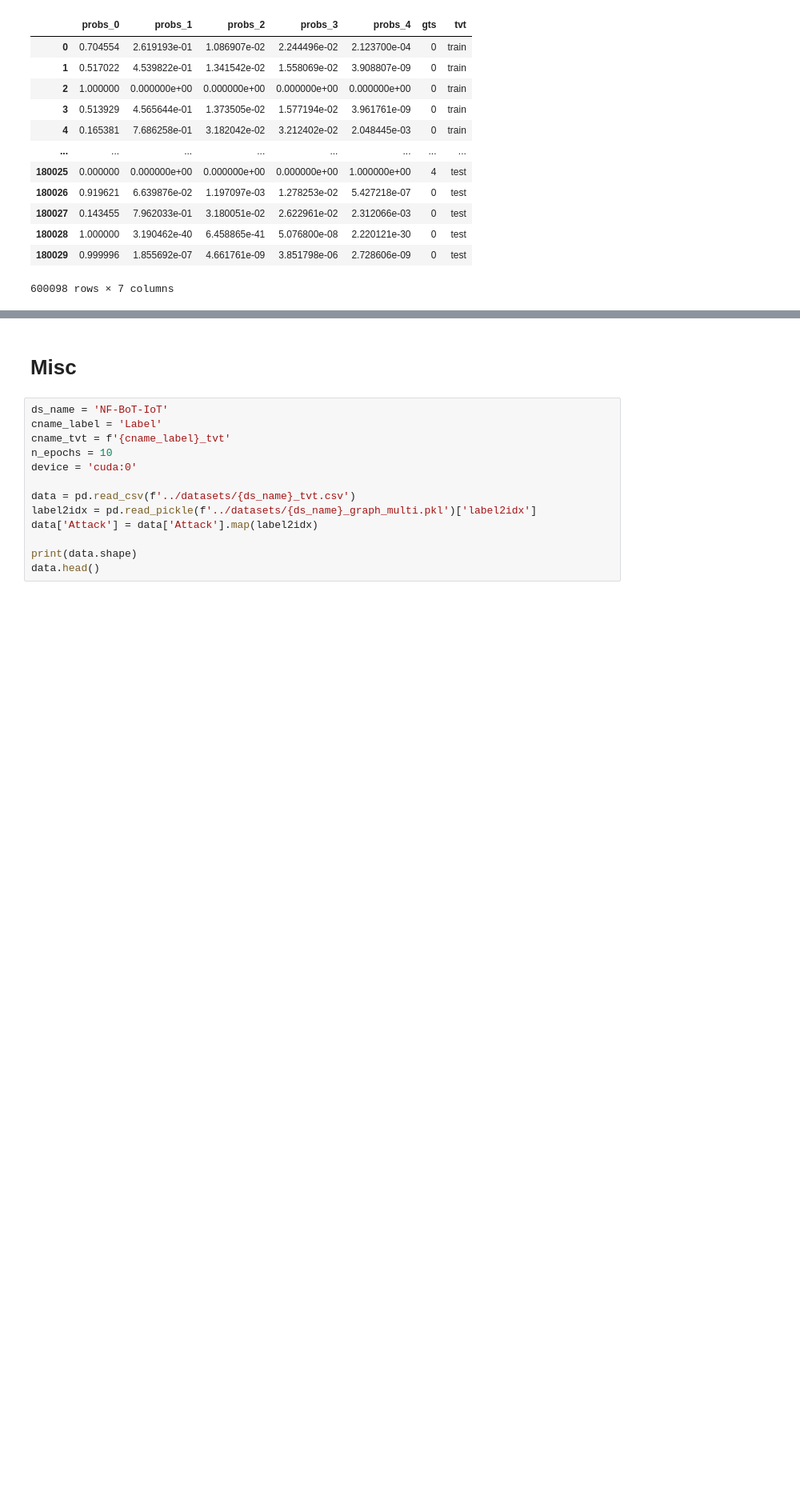
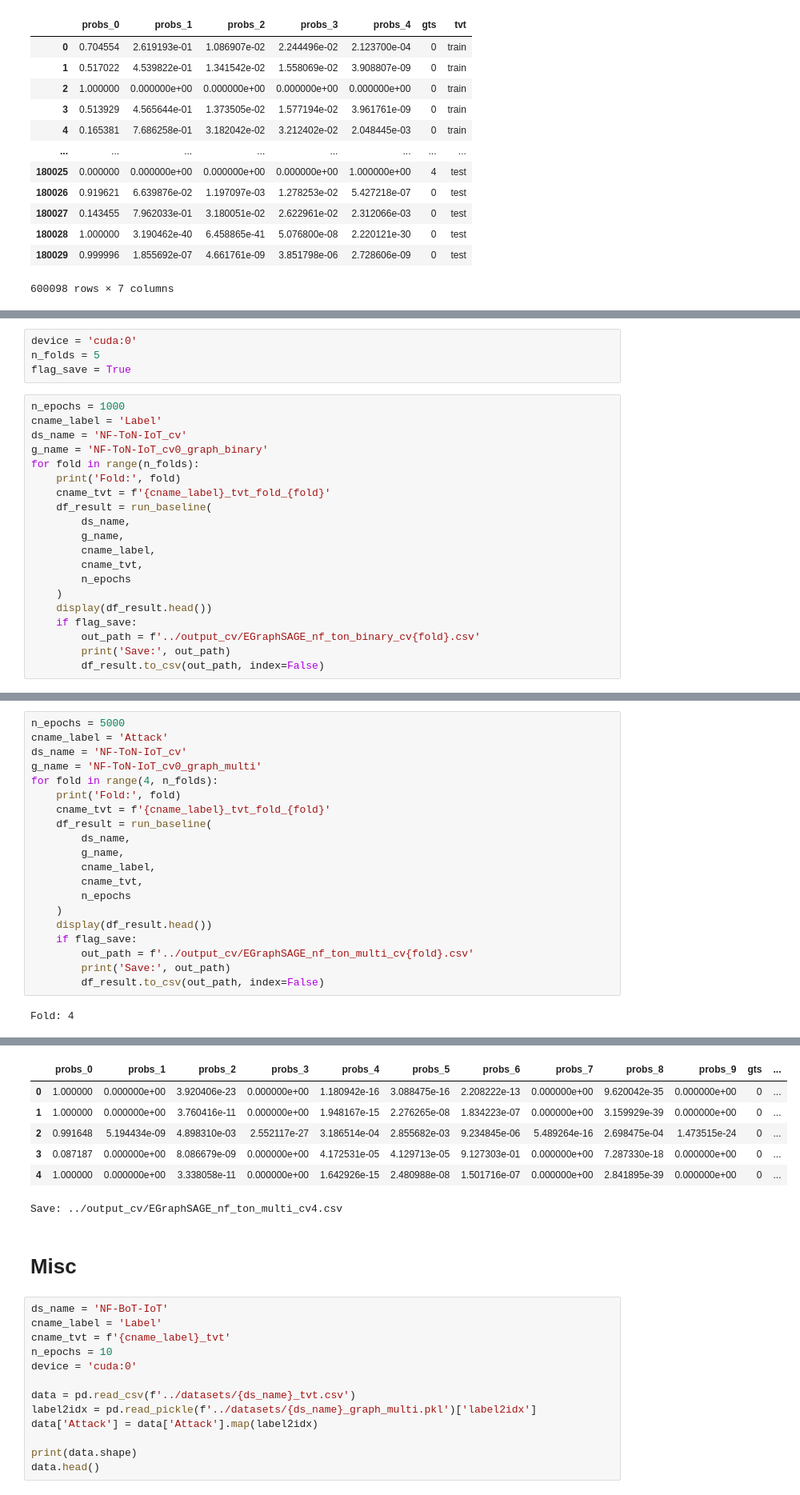
Before and after one commit to hoangntc/TS-IDS, a Jupyter notebook: experiment/3_baseline_EGraphSAGE.ipynb, the cells around one changed output, grey strips where cells are left out. Shown: that part at 80% size. Drawn from its saved outputs; the diff is of its cells as text; blank space fills up the shorter version.

```diff
--- a/experiment/3_baseline_EGraphSAGE.ipynb
+++ b/experiment/3_baseline_EGraphSAGE.ipynb
@@ -413,0 +685,24 @@ ton_multi_prob_df.to_csv('../output/EGraphSAGE_nf_ton_multi.csv', index=False)
+# %%
+device = 'cuda:0'
+n_folds = 5
+flag_save = True
+# %%
+n_epochs = 1000
+cname_label = 'Label'
+ds_name = 'NF-ToN-IoT_cv'
+g_name = 'NF-ToN-IoT_cv0_graph_binary'
+for fold in range(n_folds):
+    print('Fold:', fold)
+    cname_tvt = f'{cname_label}_tvt_fold_{fold}'
+    df_result = run_baseline(
+        ds_name,
+        g_name,
+        cname_label,
+        cname_tvt,
+        n_epochs
+    )
+    display(df_result.head())
+    if flag_save:
+        out_path = f'../output_cv/EGraphSAGE_nf_ton_binary_cv{fold}.csv'
+        print('Save:', out_path)
+        df_result.to_csv(out_path, index=False)
@@ -413,0 +810,22 @@ ton_multi_prob_df.to_csv('../output/EGraphSAGE_nf_ton_multi.csv', index=False)
+# %%
+n_epochs = 5000
+cname_label = 'Attack'
+ds_name = 'NF-ToN-IoT_cv'
+g_name = 'NF-ToN-IoT_cv0_graph_multi'
+for fold in range(4, n_folds):
+    print('Fold:', fold)
+    cname_tvt = f'{cname_label}_tvt_fold_{fold}'
+    df_result = run_baseline(
+        ds_name,
+        g_name,
+        cname_label,
+        cname_tvt,
+        n_epochs
+    )
+    display(df_result.head())
+    if flag_save:
+        out_path = f'../output_cv/EGraphSAGE_nf_ton_multi_cv{fold}.csv'
+        print('Save:', out_path)
+        df_result.to_csv(out_path, index=False)
+# %% [output]
+Fold: 4
@@ -414,3 +849,10 @@ ton_multi_prob_df.to_csv('../output/EGraphSAGE_nf_ton_multi.csv', index=False)
+|  | probs_0 | probs_1 | probs_2 | probs_3 | probs_4 | probs_5 | probs_6 | probs_7 | probs_8 | probs_9 | gts | ... |
+| 0 | 1.000000 | 0.000000e+00 | 3.920406e-23 | 0.000000e+00 | 1.180942e-16 | 3.088475e-16 | 2.208222e-13 | 0.000000e+00 | 9.620042e-35 | 0.000000e+00 | 0 | ... |
+| 1 | 1.000000 | 0.000000e+00 | 3.760416e-11 | 0.000000e+00 | 1.948167e-15 | 2.276265e-08 | 1.834223e-07 | 0.000000e+00 | 3.159929e-39 | 0.000000e+00 | 0 | ... |
+| 2 | 0.991648 | 5.194434e-09 | 4.898310e-03 | 2.552117e-27 | 3.186514e-04 | 2.855682e-03 | 9.234845e-06 | 5.489264e-16 | 2.698475e-04 | 1.473515e-24 | 0 | ... |
+| 3 | 0.087187 | 0.000000e+00 | 8.086679e-09 | 0.000000e+00 | 4.172531e-05 | 4.129713e-05 | 9.127303e-01 | 0.000000e+00 | 7.287330e-18 | 0.000000e+00 | 0 | ... |
+| 4 | 1.000000 | 0.000000e+00 | 3.338058e-11 | 0.000000e+00 | 1.642926e-15 | 2.480988e-08 | 1.501716e-07 | 0.000000e+00 | 2.841895e-39 | 0.000000e+00 | 0 | ... |
+Save: ../output_cv/EGraphSAGE_nf_ton_multi_cv4.csv
 # %% [markdown]
 # Misc
 # %%
```
Also changed, not shown: parts of 20 cells of this notebook, 8 other files.
